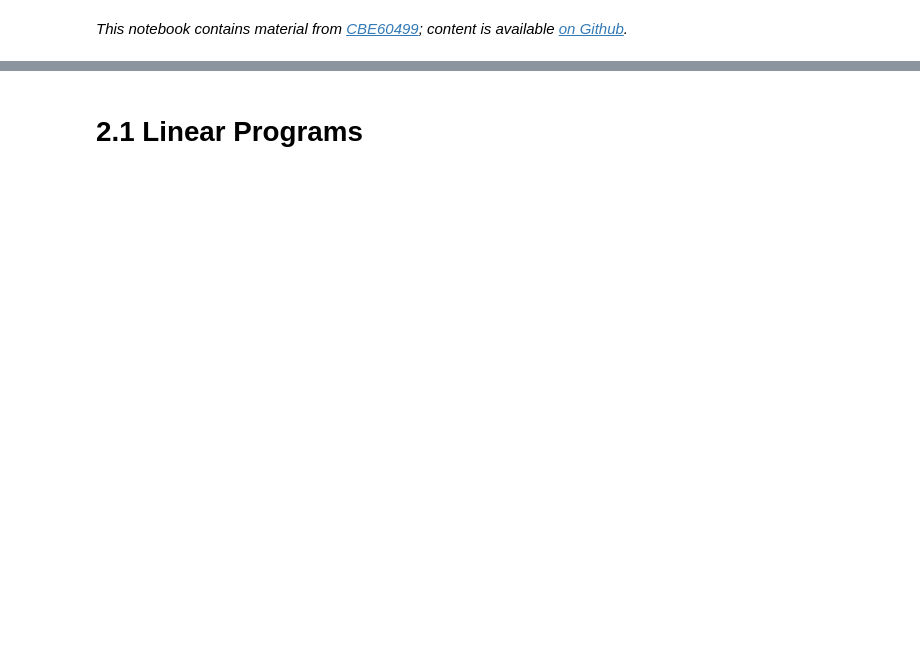
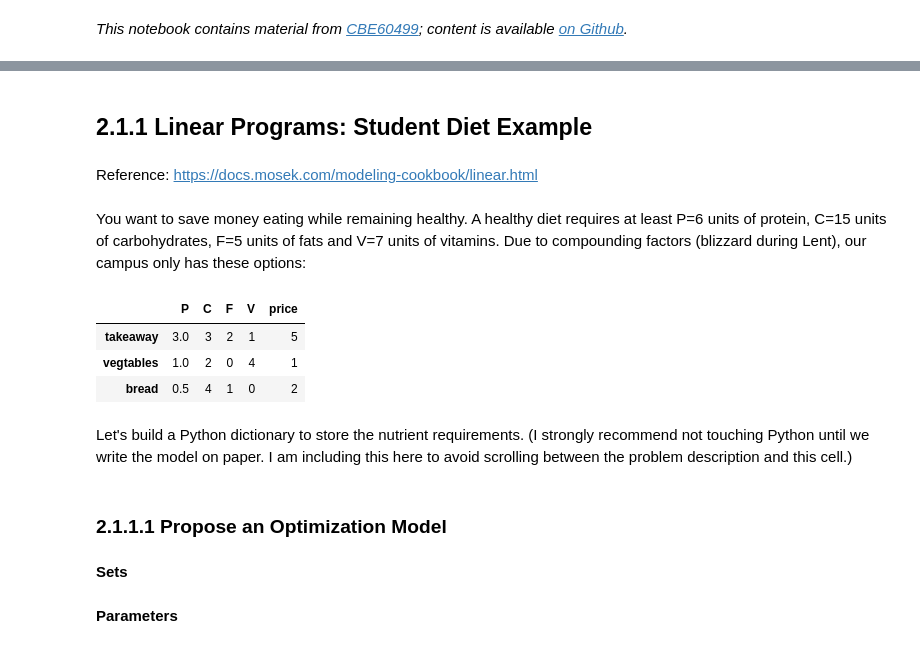
Before and after one commit to ndcbe/CBE60499, a Jupyter notebook: docs/02.01-LP-NLP.ipynb, the cells around one changed output, grey strips where cells are left out. Cells and saved outputs as stored; diff of their text form; code cells hidden in the pictures; blank space fills up the shorter version.

Commit message:
Added new continuous optimization examples.

```diff
--- a/docs/02.01-LP-NLP.ipynb
+++ b/docs/02.01-LP-NLP.ipynb
@@ -8,2 +42,19 @@ content is available [on Github](git@github.com:ndcbe/CBE60499.git).*
 # %% [markdown]
-# 2.1 Linear Programs
+## 2.1.1 Linear Programs: Student Diet Example
+# %% [markdown]
+Reference: https://docs.mosek.com/modeling-cookbook/linear.html
+# %% [markdown]
+You want to save money eating while remaining healthy. A healthy diet requires at least P=6 units of protein, C=15 units of carbohydrates, F=5 units of fats and V=7 units of vitamins. Due to compounding factors (blizzard during Lent), our campus only has these options:
+# %%
+# Load data from file, use the first column (0, recall Python starts counting at 0) as the index
+food_options = pd.read_csv('./data/student_diet.csv',index_col=0)
+
+# Print up the the first 10 rows of data
+food_options.head(10)
+# %% [output]
+|  | P | C | F | V | price |
+| takeaway | 3.0 | 3 | 2 | 1 | 5 |
+| vegtables | 1.0 | 2 | 0 | 4 | 1 |
+| bread | 0.5 | 4 | 1 | 0 | 2 |
+# %% [markdown]
+Let's build a Python dictionary to store the nutrient requirements. (I strongly recommend not touching Python until we write the model on paper. I am including this here to avoid scrolling between the problem description and this cell.)
@@ -9,0 +66,6 @@ content is available [on Github](git@github.com:ndcbe/CBE60499.git).*
+# %% [markdown]
+### 2.1.1.1 Propose an Optimization Model
+# %% [markdown]
+**Sets**
+# %% [markdown]
+**Parameters**
```
Also changed, not shown: parts of 61 cells of this notebook, 21 other files.
